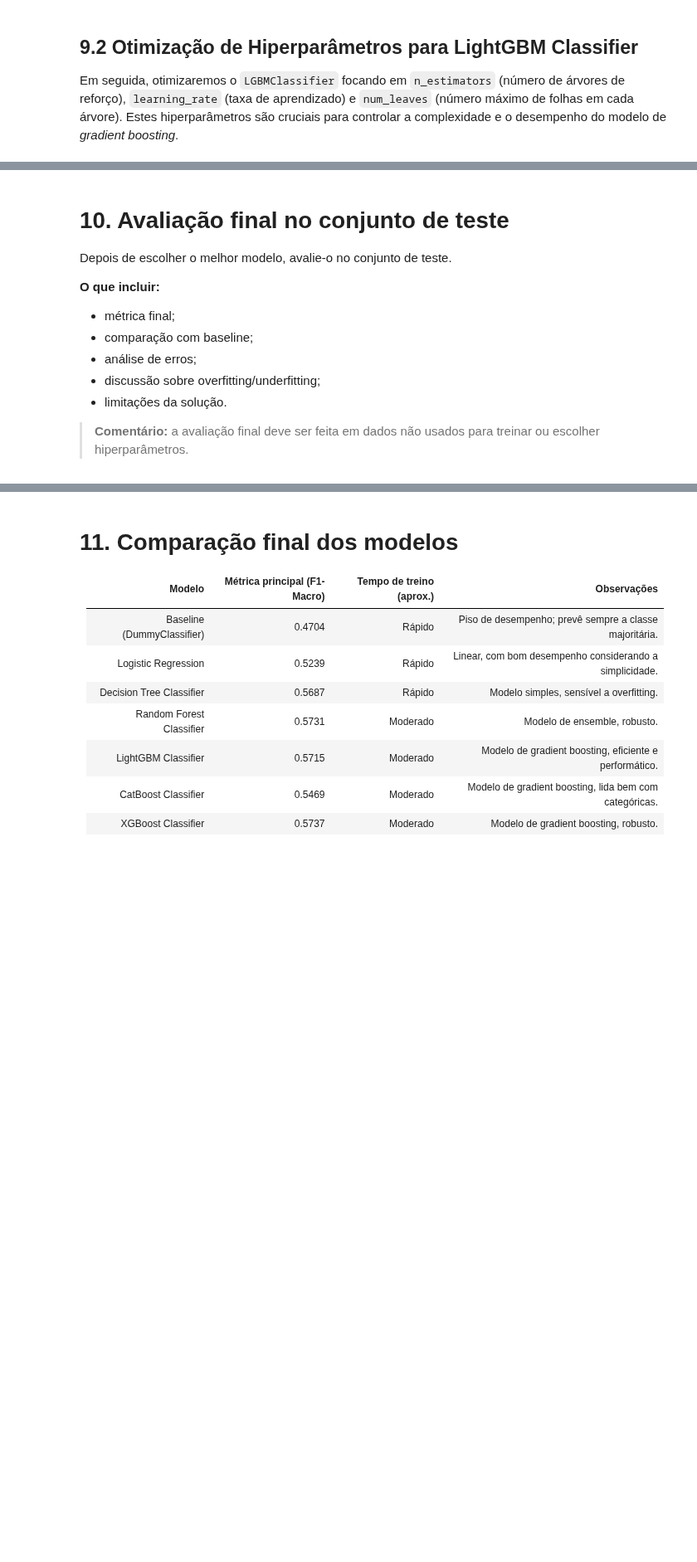
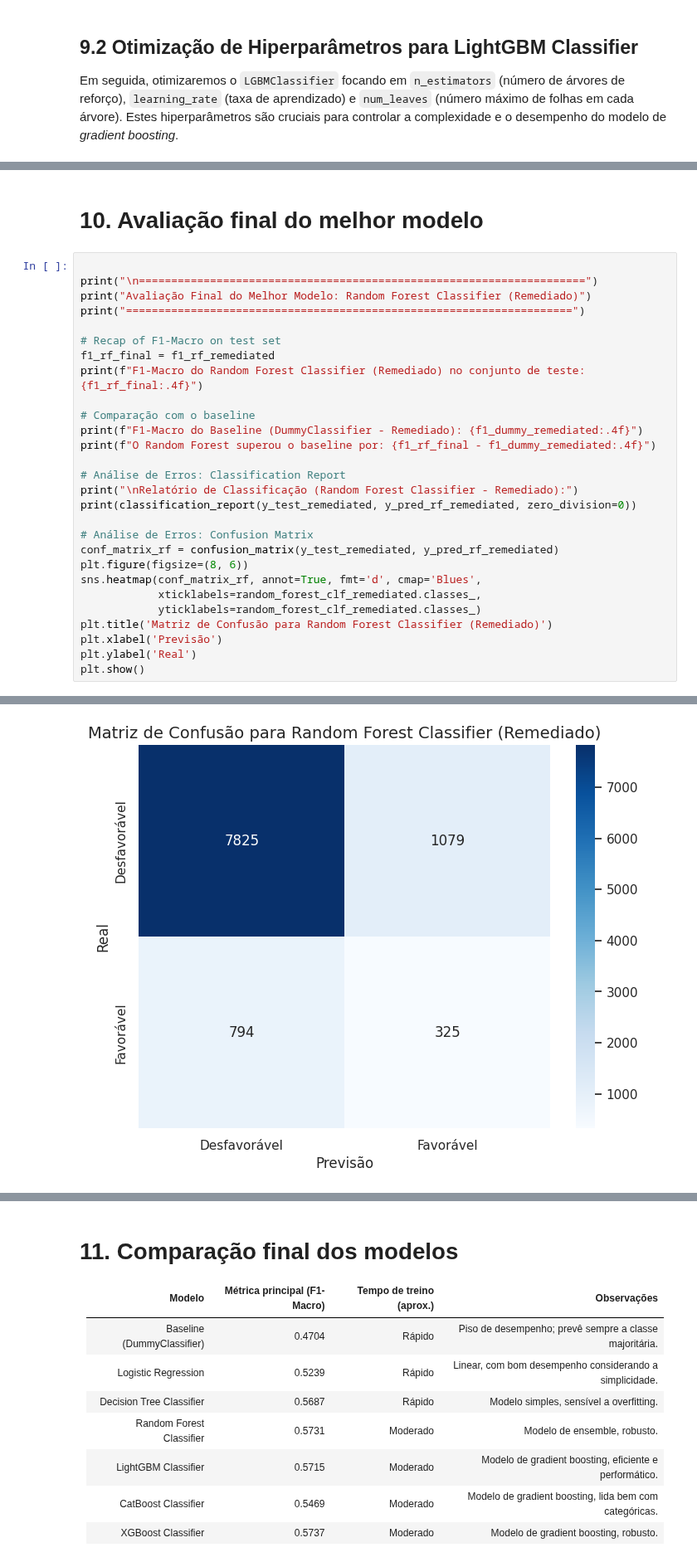
Before and after one commit to rafaeldebarros/MVP_machine_learning, a Jupyter notebook: MVP_ML_DL.ipynb, the cells around one changed output, grey strips where cells are left out. Shown at 83% size. Saved outputs shown, nothing was run; the diff lists cells and outputs as text; blank space fills up the shorter version.

```diff
--- a/MVP_ML_DL.ipynb
+++ b/MVP_ML_DL.ipynb
@@ -2566,13 +2730,31 @@ A otimização de hiperparâmetros foi realizada para os modelos `Random Forest
-# %% [markdown]
-# 10. Avaliação final no conjunto de teste
-
-Depois de escolher o melhor modelo, avalie-o no conjunto de teste.
-
-**O que incluir:**
-- métrica final;
-- comparação com baseline;
-- análise de erros;
-- discussão sobre overfitting/underfitting;
-- limitações da solução.
-
-> **Comentário:** a avaliação final deve ser feita em dados não usados para treinar ou escolher hiperparâmetros.
+# %% [markdown]
+# 10. Avaliação final do melhor modelo
+# %%
+
+print("\n=====================================================================")
+print("Avaliação Final do Melhor Modelo: Random Forest Classifier (Remediado)")
+print("=====================================================================")
+
+# Recap of F1-Macro on test set
+f1_rf_final = f1_rf_remediated
+print(f"F1-Macro do Random Forest Classifier (Remediado) no conjunto de teste: {f1_rf_final:.4f}")
+
+# Comparação com o baseline
+print(f"F1-Macro do Baseline (DummyClassifier - Remediado): {f1_dummy_remediated:.4f}")
+print(f"O Random Forest superou o baseline por: {f1_rf_final - f1_dummy_remediated:.4f}")
+
+# Análise de Erros: Classification Report
+print("\nRelatório de Classificação (Random Forest Classifier - Remediado):")
+print(classification_report(y_test_remediated, y_pred_rf_remediated, zero_division=0))
+
+# Análise de Erros: Confusion Matrix
+conf_matrix_rf = confusion_matrix(y_test_remediated, y_pred_rf_remediated)
+plt.figure(figsize=(8, 6))
+sns.heatmap(conf_matrix_rf, annot=True, fmt='d', cmap='Blues',
+            xticklabels=random_forest_clf_remediated.classes_,
+            yticklabels=random_forest_clf_remediated.classes_)
+plt.title('Matriz de Confusão para Random Forest Classifier (Remediado)')
+plt.xlabel('Previsão')
+plt.ylabel('Real')
+plt.show()
+# %% [output]
@@ -2578,0 +2777 @@ Depois de escolher o melhor modelo, avalie-o no conjunto de teste.
+[figure, added]
```
Also changed, not shown: parts of 65 cells of this notebook.
